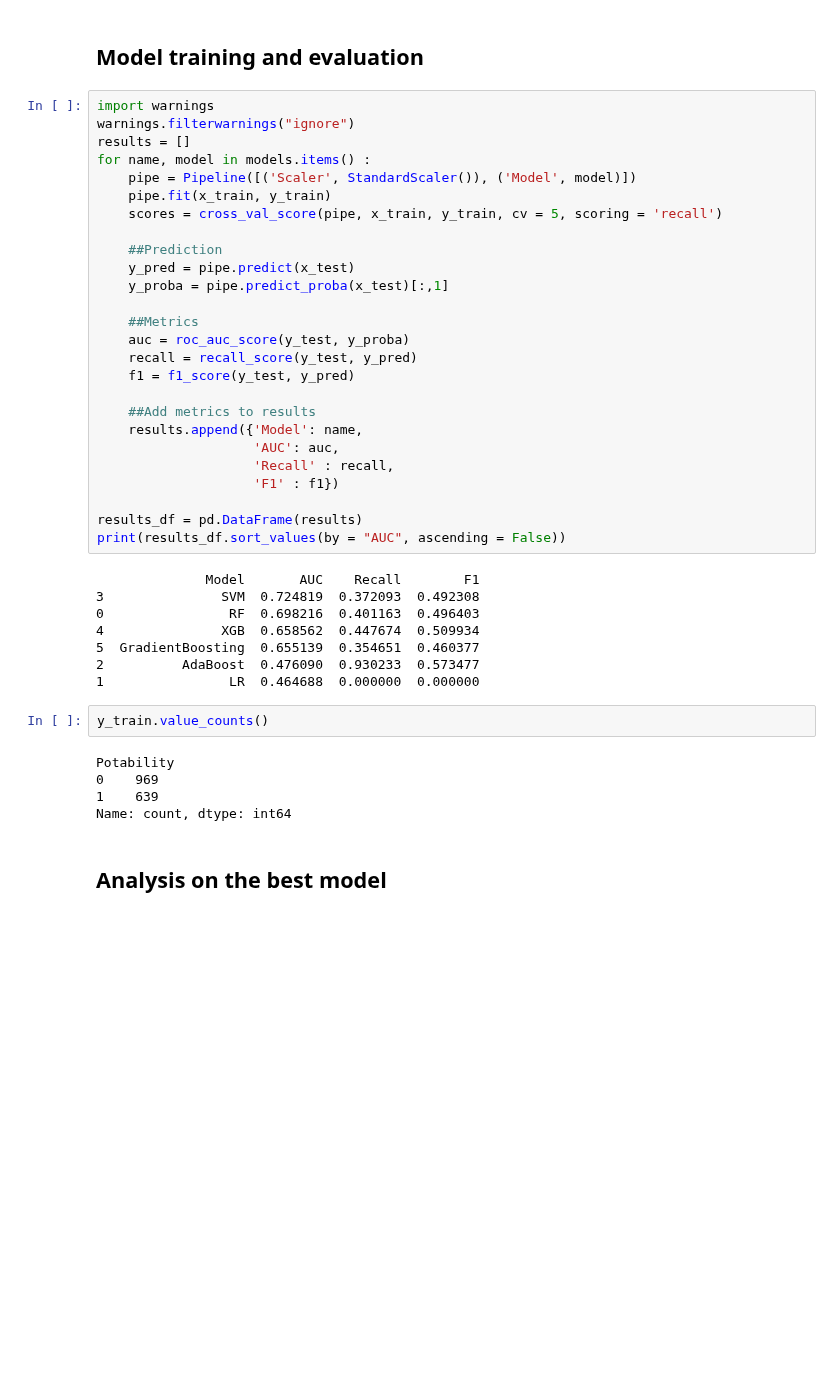
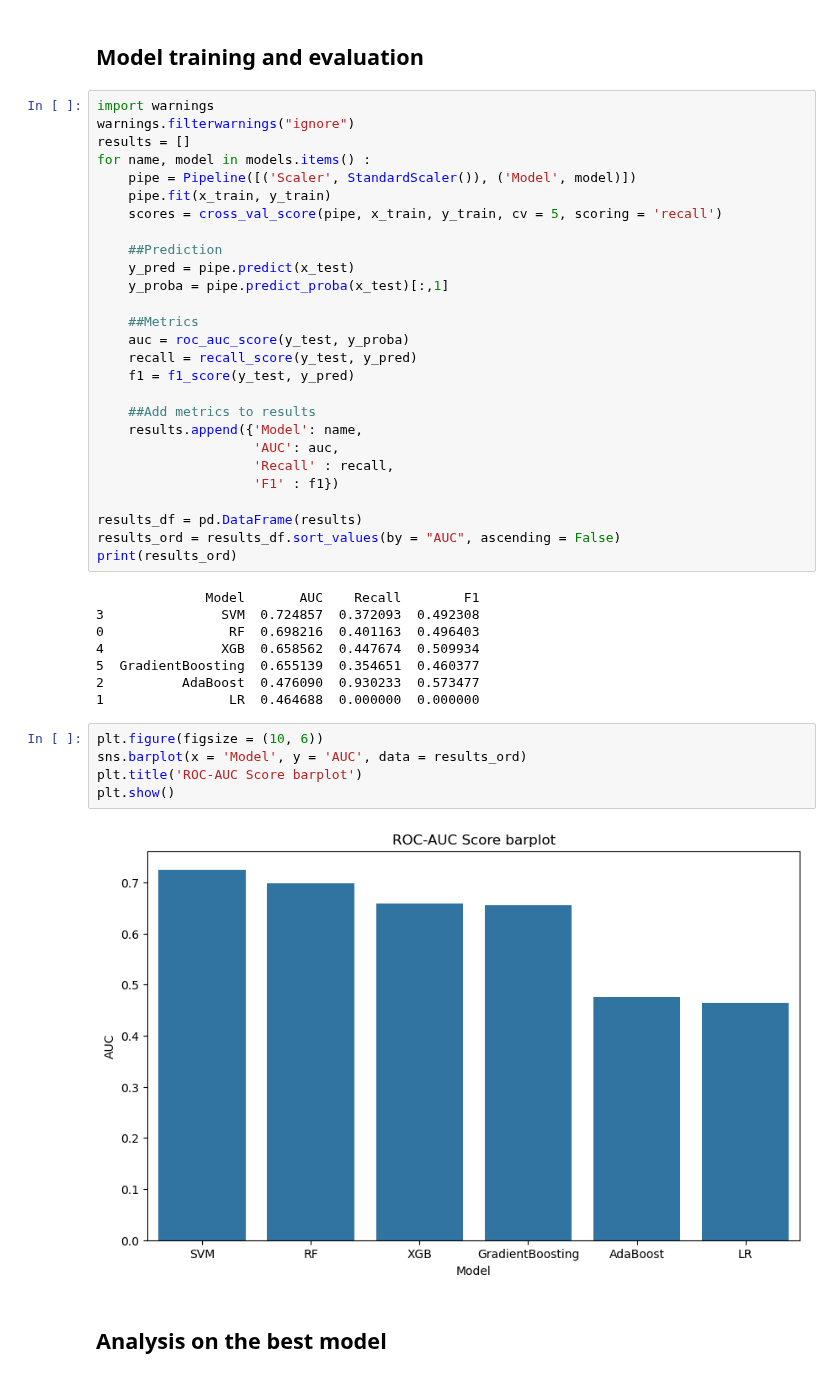
Before and after one commit to camillefagbedji69-cpu/water_quality_project, a Jupyter notebook: Notebook_water_quality.ipynb, the cells around one changed output. Drawn from its saved outputs; the diff is of its cells as text; blank space fills up the shorter version.

```diff
--- a/Notebook_water_quality.ipynb
+++ b/Notebook_water_quality.ipynb
@@ -103,22 +103,23 @@ for name, model in models.items() :
                     'F1' : f1})
 
 results_df = pd.DataFrame(results)
-print(results_df.sort_values(by = "AUC", ascending = False))
+results_ord = results_df.sort_values(by = "AUC", ascending = False)
+print(results_ord)
 # %% [output]
               Model       AUC    Recall        F1
-3               SVM  0.724819  0.372093  0.492308
+3               SVM  0.724857  0.372093  0.492308
 0                RF  0.698216  0.401163  0.496403
 4               XGB  0.658562  0.447674  0.509934
 5  GradientBoosting  0.655139  0.354651  0.460377
 2          AdaBoost  0.476090  0.930233  0.573477
 1                LR  0.464688  0.000000  0.000000
 # %%
-y_train.value_counts()
+plt.figure(figsize = (10, 6))
+sns.barplot(x = 'Model', y = 'AUC', data = results_ord)
+plt.title('ROC-AUC Score barplot')
+plt.show()
 # %% [output]
-Potability
-0    969
-1    639
-Name: count, dtype: int64
+[figure, added]
 # %% [markdown]
 ## Analysis on the best model
 # %%
```
